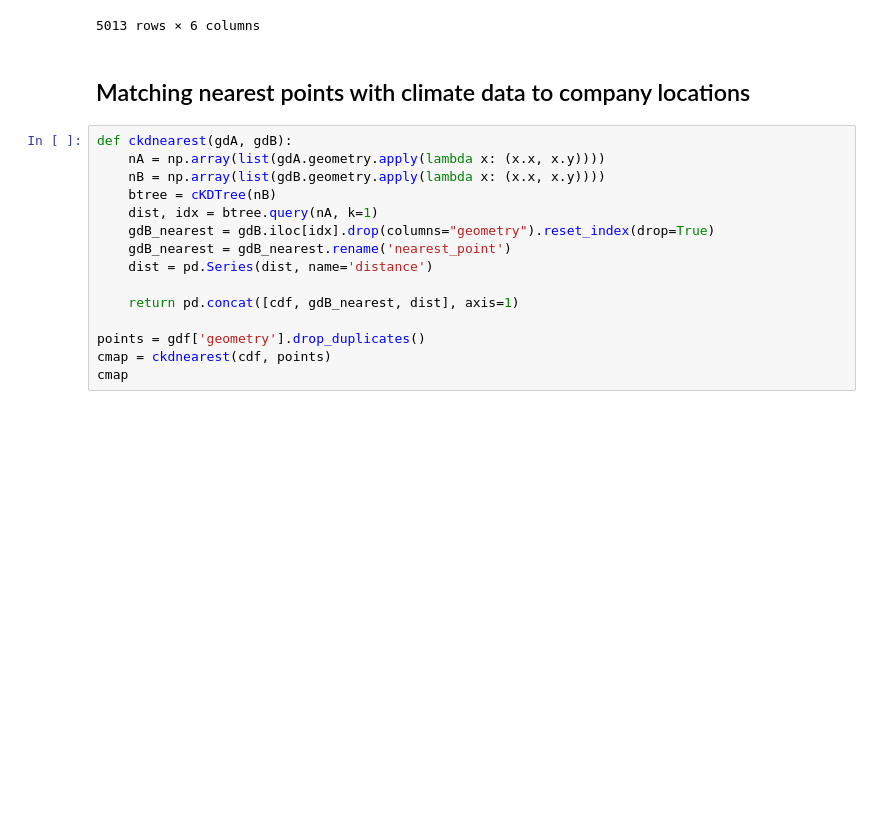
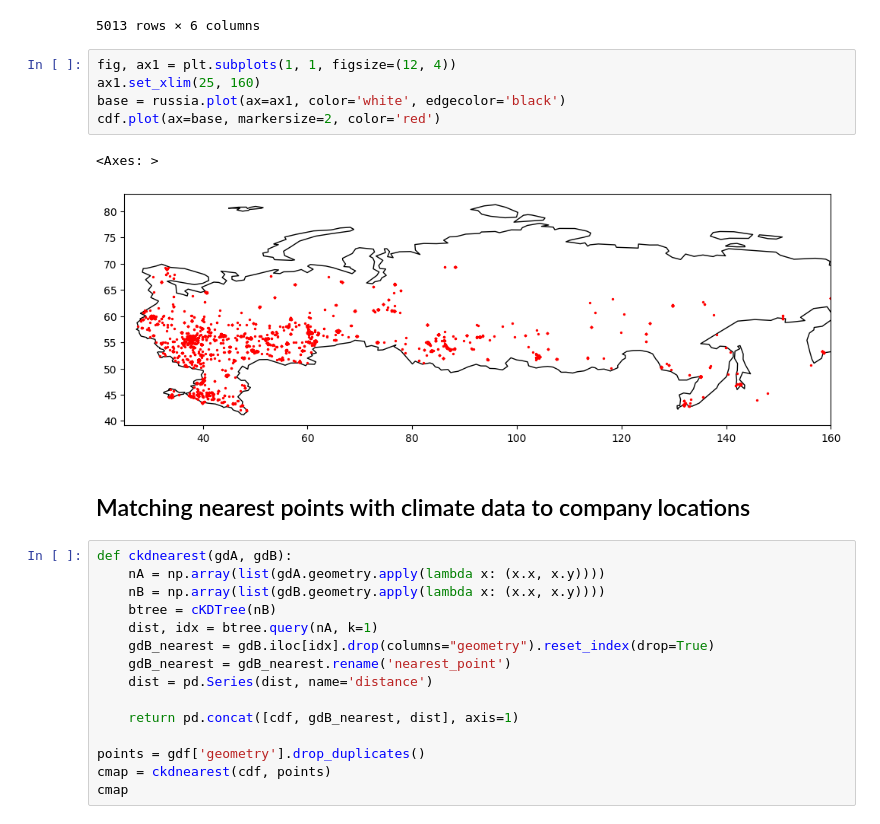
Before and after one commit to PKuznetsov-vl/spark, a Jupyter notebook: Wind_data.ipynb, the cells around one changed output. Drawn from its saved outputs; the diff is of its cells as text; blank space fills up the shorter version.

```diff
--- a/Wind_data.ipynb
+++ b/Wind_data.ipynb
@@ -48,6 +67,14 @@ cdf
 | 5011 | 5204012980 | ООО &quot;ННПП-2&quot; | ОБЩЕСТВО С ОГРАНИЧЕННОЙ ОТВЕТСТВЕ... | 52 | NaN | POINT (44.77632 55.78375) |
 | 5012 | 7717003752 | ООО &quot;ИСРАТЭК&quot; | ОБЩЕСТВО С ОГРАНИЧЕННОЙ ОТВЕТСТВЕ... | 50 | Г. ЖУКОВСКИЙ | POINT (38.10103 55.60004) |
 5013 rows × 6 columns
+# %%
+fig, ax1 = plt.subplots(1, 1, figsize=(12, 4))
+ax1.set_xlim(25, 160)
+base = russia.plot(ax=ax1, color='white', edgecolor='black')
+cdf.plot(ax=base, markersize=2, color='red')
+# %% [output]
+<Axes: >
+[figure, added]
 # %% [markdown]
 ## Matching nearest points with climate data to company locations
 # %%
```
Also changed, not shown: parts of 5 cells of this notebook, 5 other files.
